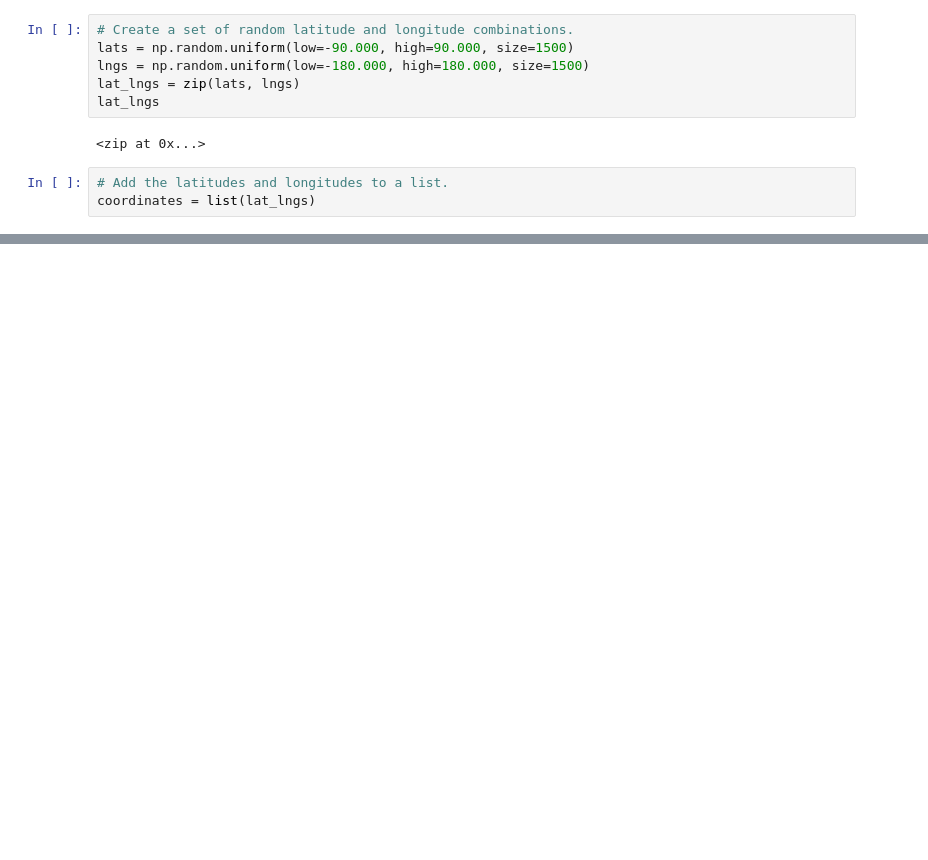
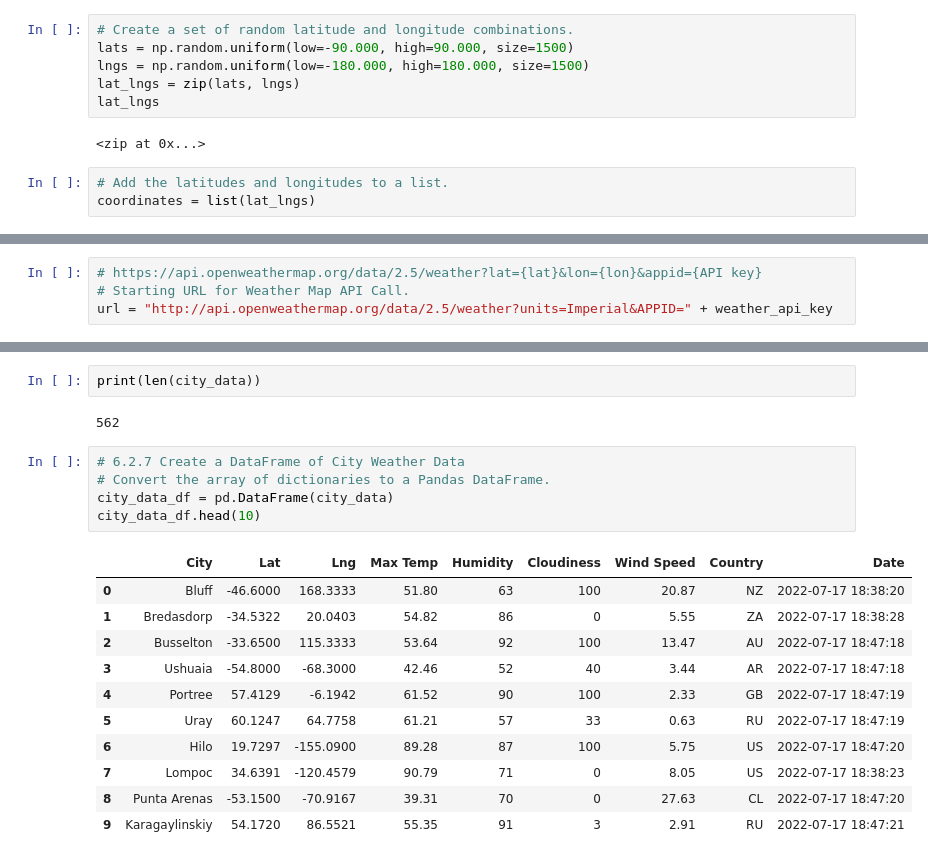
Before and after one commit to bishopce16/World_Weather_Analysis, a Jupyter notebook: WeatherPy.ipynb, the cells around one changed output, grey strips where cells are left out. Saved outputs shown, nothing was run; the diff lists cells and outputs as text; blank space fills up the shorter version.

Commit message:
updating weatherpy and adding folder weatherdata.

```diff
--- a/WeatherPy.ipynb
+++ b/WeatherPy.ipynb
@@ -55,0 +63,4 @@ len(cities)
+# %%
+# https://api.openweathermap.org/data/2.5/weather?lat={lat}&lon={lon}&appid={API key}
+# Starting URL for Weather Map API Call.
+url = "http://api.openweathermap.org/data/2.5/weather?units=Imperial&APPID=" + weather_api_key
@@ -55,0 +152,21 @@ len(cities)
+# %%
+print(len(city_data))
+# %% [output]
+562
+# %%
+# 6.2.7 Create a DataFrame of City Weather Data
+# Convert the array of dictionaries to a Pandas DataFrame.
+city_data_df = pd.DataFrame(city_data)
+city_data_df.head(10)
+# %% [output]
+|  | City | Lat | Lng | Max Temp | Humidity | Cloudiness | Wind Speed | Country | Date |
+| 0 | Bluff | -46.6000 | 168.3333 | 51.80 | 63 | 100 | 20.87 | NZ | 2022-07-17 18:38:20 |
+| 1 | Bredasdorp | -34.5322 | 20.0403 | 54.82 | 86 | 0 | 5.55 | ZA | 2022-07-17 18:38:28 |
+| 2 | Busselton | -33.6500 | 115.3333 | 53.64 | 92 | 100 | 13.47 | AU | 2022-07-17 18:47:18 |
+| 3 | Ushuaia | -54.8000 | -68.3000 | 42.46 | 52 | 40 | 3.44 | AR | 2022-07-17 18:47:18 |
+| 4 | Portree | 57.4129 | -6.1942 | 61.52 | 90 | 100 | 2.33 | GB | 2022-07-17 18:47:19 |
+| 5 | Uray | 60.1247 | 64.7758 | 61.21 | 57 | 33 | 0.63 | RU | 2022-07-17 18:47:19 |
+| 6 | Hilo | 19.7297 | -155.0900 | 89.28 | 87 | 100 | 5.75 | US | 2022-07-17 18:47:20 |
+| 7 | Lompoc | 34.6391 | -120.4579 | 90.79 | 71 | 0 | 8.05 | US | 2022-07-17 18:38:23 |
+| 8 | Punta Arenas | -53.1500 | -70.9167 | 39.31 | 70 | 0 | 27.63 | CL | 2022-07-17 18:47:20 |
+| 9 | Karagaylinskiy | 54.1720 | 86.5521 | 55.35 | 91 | 3 | 2.91 | RU | 2022-07-17 18:47:21 |
```
Also changed, not shown: parts of 6 cells of this notebook, 3 other files.
